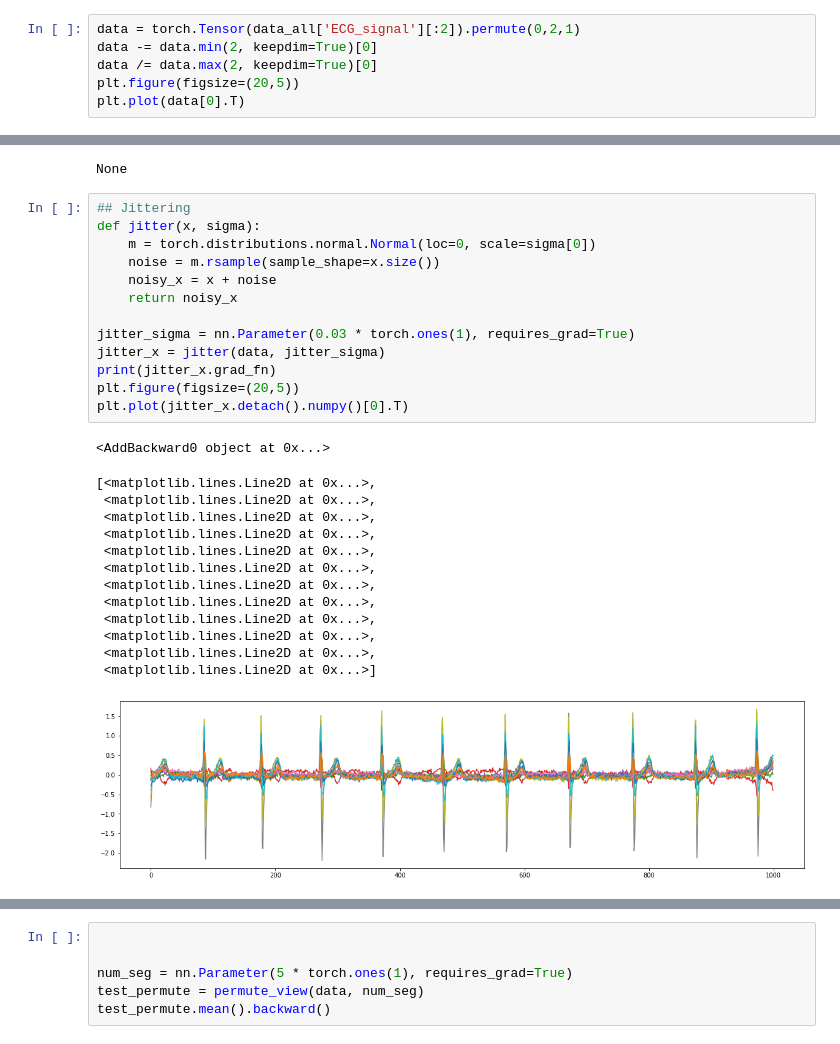
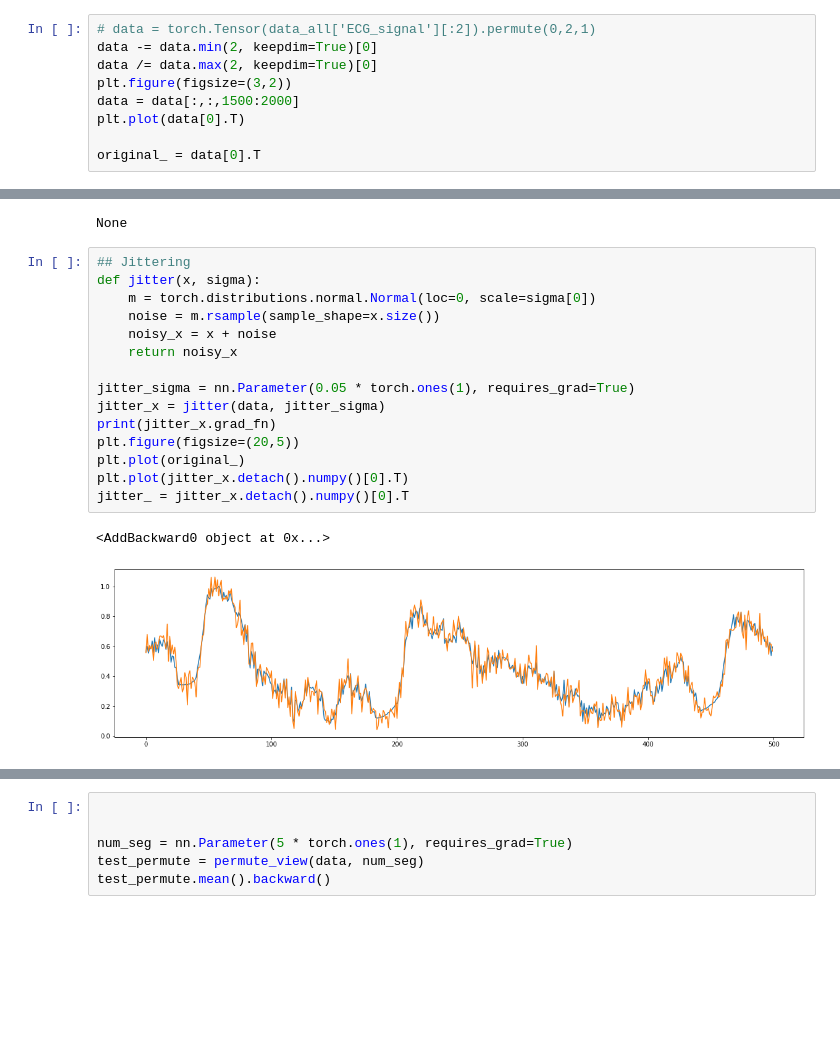
Before and after one commit to comp-well-org/LEAVES, a Jupyter notebook: torch_data_augmentation.ipynb, the cells around one changed output, grey strips where cells are left out. Saved outputs shown, nothing was run; the diff lists cells and outputs as text; blank space fills up the shorter version.

```diff
--- a/torch_data_augmentation.ipynb
+++ b/torch_data_augmentation.ipynb
@@ -63,7 +59,10 @@ plt.plot(data[0].T)
 # %%
-data = torch.Tensor(data_all['ECG_signal'][:2]).permute(0,2,1)
+# data = torch.Tensor(data_all['ECG_signal'][:2]).permute(0,2,1)
 data -= data.min(2, keepdim=True)[0]
 data /= data.max(2, keepdim=True)[0]
-plt.figure(figsize=(20,5))
+plt.figure(figsize=(3,2))
+data = data[:,:,1500:2000]
 plt.plot(data[0].T)
+
+original_ = data[0].T
 # %% [output]
@@ -109,31 +96,21 @@ None
 # %%
 ## Jittering
 def jitter(x, sigma):
     m = torch.distributions.normal.Normal(loc=0, scale=sigma[0])
     noise = m.rsample(sample_shape=x.size())
     noisy_x = x + noise
     return noisy_x
 
-jitter_sigma = nn.Parameter(0.03 * torch.ones(1), requires_grad=True)
+jitter_sigma = nn.Parameter(0.05 * torch.ones(1), requires_grad=True)
 jitter_x = jitter(data, jitter_sigma)
 print(jitter_x.grad_fn)
 plt.figure(figsize=(20,5))
+plt.plot(original_)
 plt.plot(jitter_x.detach().numpy()[0].T)
+jitter_ = jitter_x.detach().numpy()[0].T
 # %% [output]
 <AddBackward0 object at 0x...>
-[<matplotlib.lines.Line2D at 0x...>,
- <matplotlib.lines.Line2D at 0x...>,
- <matplotlib.lines.Line2D at 0x...>,
- <matplotlib.lines.Line2D at 0x...>,
- <matplotlib.lines.Line2D at 0x...>,
- <matplotlib.lines.Line2D at 0x...>,
- <matplotlib.lines.Line2D at 0x...>,
- <matplotlib.lines.Line2D at 0x...>,
- <matplotlib.lines.Line2D at 0x...>,
- <matplotlib.lines.Line2D at 0x...>,
- <matplotlib.lines.Line2D at 0x...>,
- <matplotlib.lines.Line2D at 0x...>]
-[figure, old version]
+[figure, new version]
 # %%
 ## Scaling
 def scaling(x, sigma):
```
Also changed, not shown: parts of 37 cells of this notebook, 6 other files.
